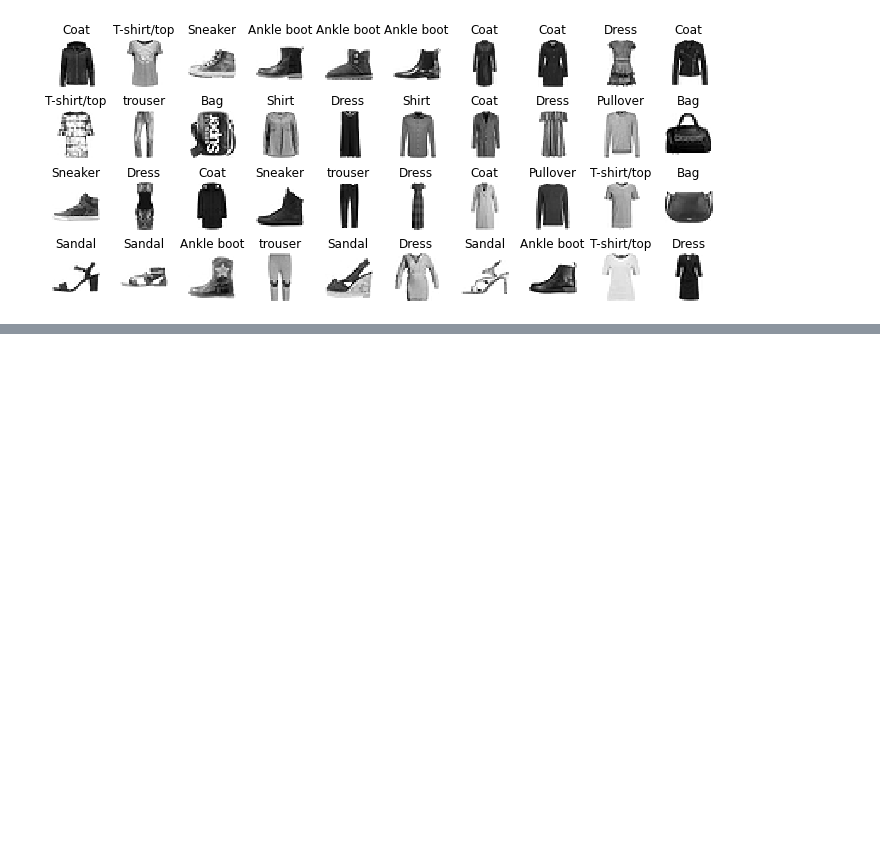
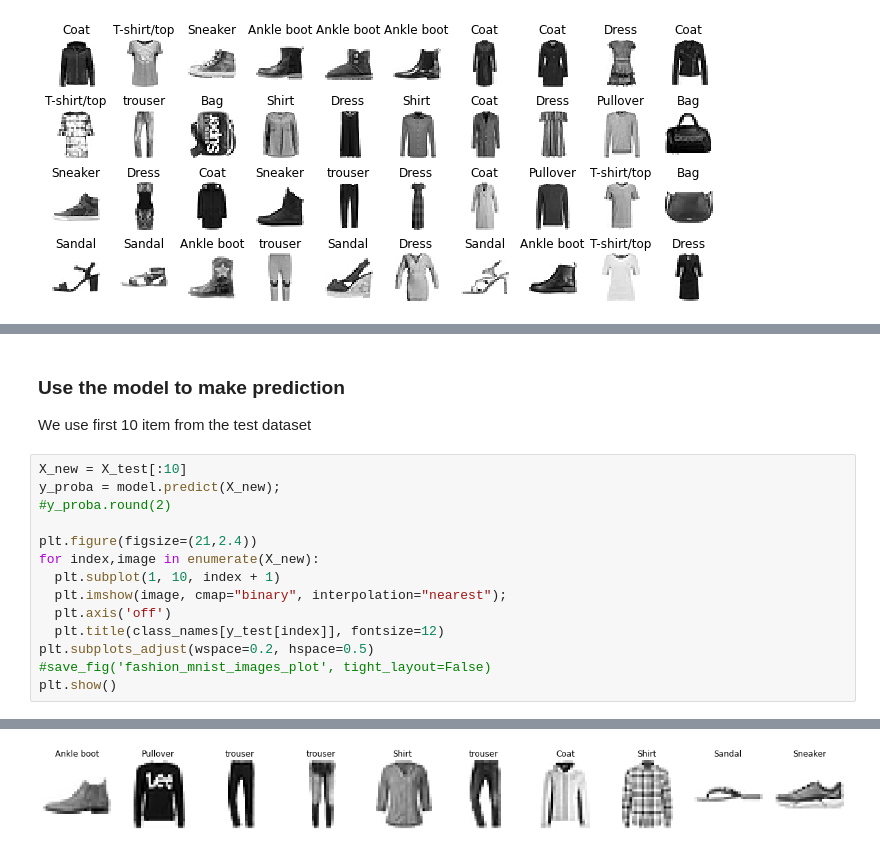
Before and after one commit to Blantranderozari/Blantranderozari, a Jupyter notebook: HOML_10_01.ipynb, the cells around one changed output, grey strips where cells are left out. Cells and saved outputs as stored; diff of their text form; blank space fills up the shorter version.

Commit message:
Completed up to showing the test results

```diff
--- a/HOML_10_01.ipynb
+++ b/HOML_10_01.ipynb
@@ -64,0 +138,18 @@ plt.show()
+# %% [markdown]
+### Use the model to make prediction
+We use first 10 item from the test dataset
+# %%
+X_new = X_test[:10]
+y_proba = model.predict(X_new);
+#y_proba.round(2)
+
+plt.figure(figsize=(21,2.4))
+for index,image in enumerate(X_new):
+  plt.subplot(1, 10, index + 1)
+  plt.imshow(image, cmap="binary", interpolation="nearest");
+  plt.axis('off')
+  plt.title(class_names[y_test[index]], fontsize=12)
+plt.subplots_adjust(wspace=0.2, hspace=0.5)
+#save_fig('fashion_mnist_images_plot', tight_layout=False)
+plt.show()
+# %% [output]
@@ -64,0 +157 @@ plt.show()
+[figure, added]
```
Also changed, not shown: parts of 13 cells of this notebook.
